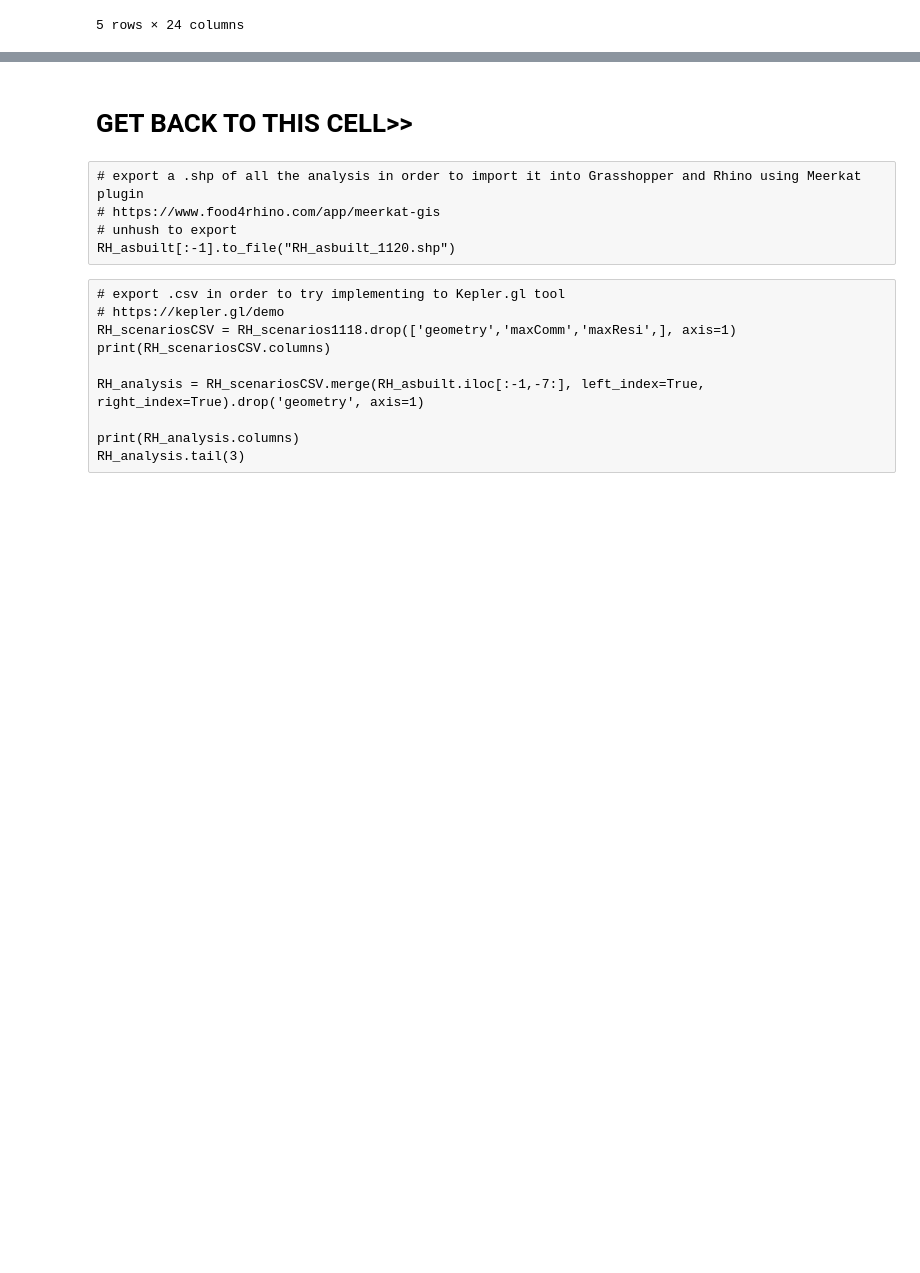
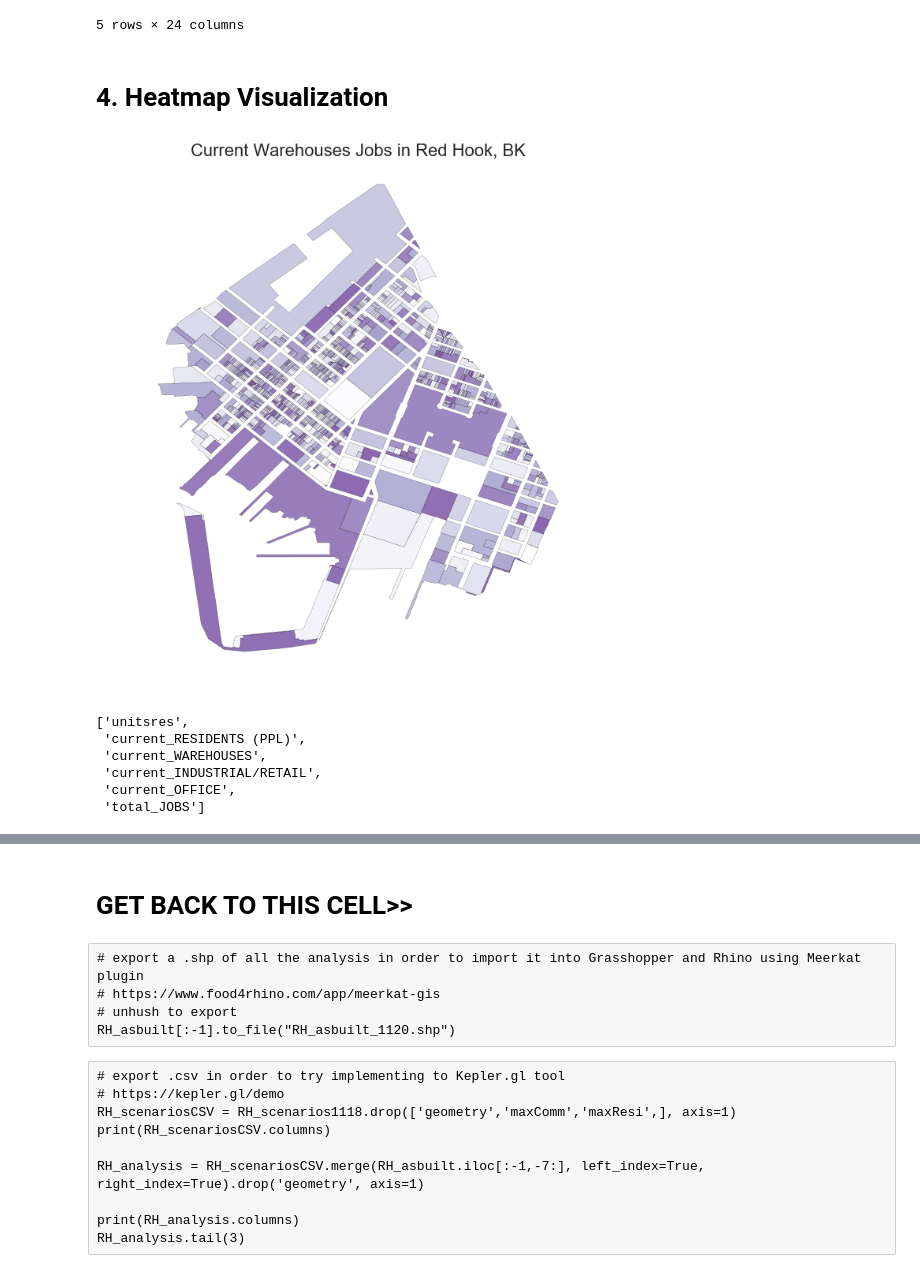
Before and after one commit to drawbrooklyn/RH_zoningAnalysis, a Jupyter notebook: Wolcott_jobs_analysis_20191025.ipynb, the cells around one changed output, grey strips where cells are left out. Drawn from its saved outputs; the diff is of its cells as text; code cells hidden in the pictures; blank space fills up the shorter version.

Commit message:
1122 inc heatmaps

```diff
--- a/Wolcott_jobs_analysis_20191025.ipynb
+++ b/Wolcott_jobs_analysis_20191025.ipynb
@@ -918,3 +919,27 @@ RH_asbuilt.tail()
 # https://www.food4rhino.com/app/meerkat-gis
 # unhush to export
 RH_asbuilt[:-1].to_file("RH_asbuilt_1120.shp")
+# %% [markdown]
+<a name="viz"></a>
+# 4. Heatmap Visualization
+# %%
+fig = plt.figure(figsize=(10,12))
+ax = fig.add_subplot(111)
+RH_asbuilt.plot(ax=ax,color='grey',edgecolor='k',alpha=0.6, column='current_WAREHOUSES', cmap='Purples')
+ax.axis('off')
+ax.set_title('Current Warehouses Jobs in Red Hook, BK', fontsize=22)
+
+plt.savefig('current_Warehouses.png')
+# %% [output]
+[figure, added]
+# %%
+RH_asbuilt_heatmap_cols = ['unitsres','current_RESIDENTS (PPL)','current_WAREHOUSES',
+                           'current_INDUSTRIAL/RETAIL','current_OFFICE','total_JOBS']
+RH_asbuilt_heatmap_cols
+# %% [output]
+['unitsres',
+ 'current_RESIDENTS (PPL)',
+ 'current_WAREHOUSES',
+ 'current_INDUSTRIAL/RETAIL',
+ 'current_OFFICE',
+ 'total_JOBS']
```
Also changed, not shown: parts of 13 cells of this notebook, 4 other files.
